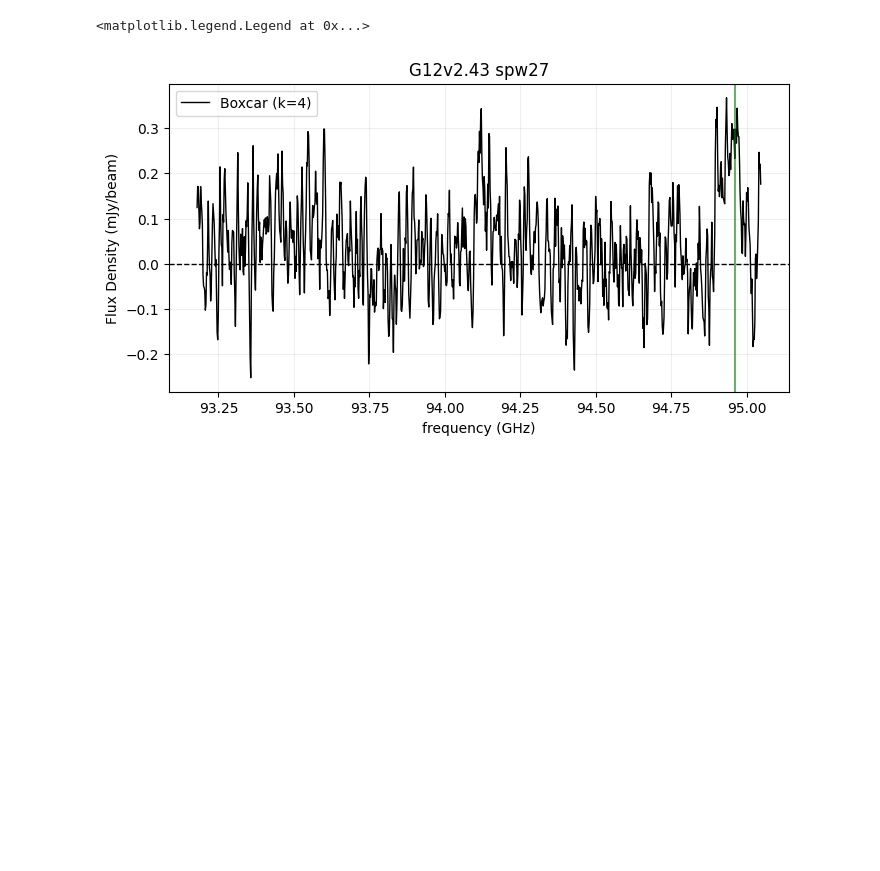
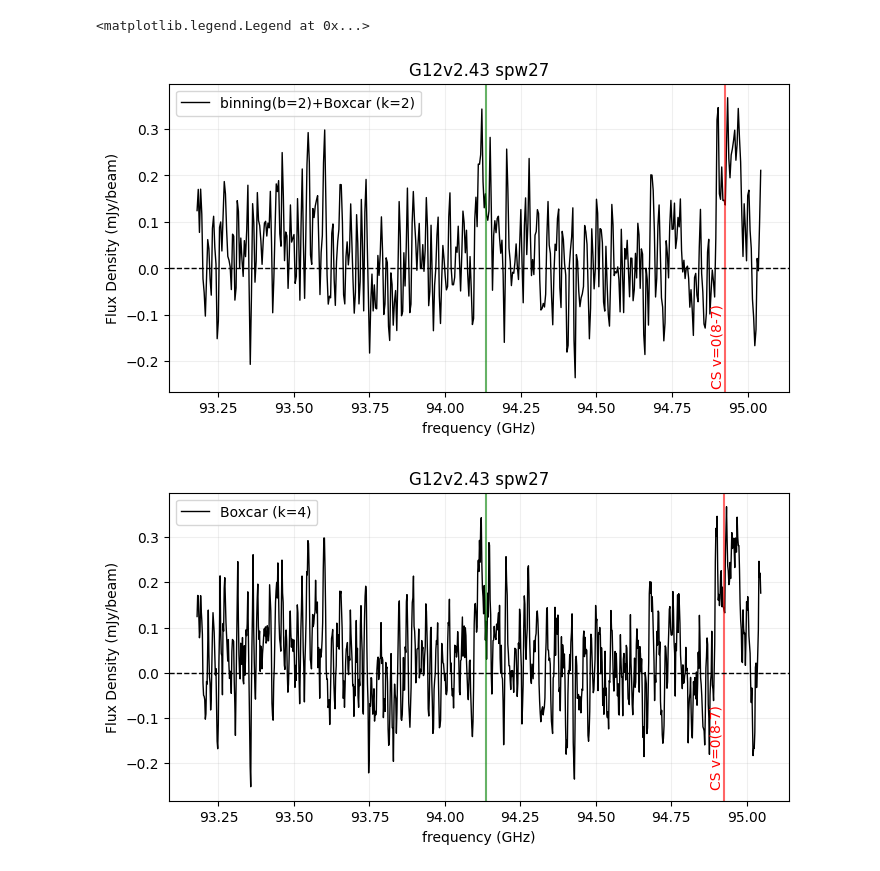
Before and after one commit to 000RF/2025-summer, a Jupyter notebook: G12v2.43/spw 27/spw27.ipynb, the cells around one changed output. Saved outputs shown, nothing was run; the diff lists cells and outputs as text; code cells hidden in the pictures; blank space fills up the shorter version.

```diff
--- a/G12v2.43/spw 27/spw27.ipynb
+++ b/G12v2.43/spw 27/spw27.ipynb
@@ -16,9 +16,9 @@ df = df.dropna()
 x = df[df.columns[0]]
 y = df[df.columns[1]] * 1000  #Jy → mJy
 
-#my_lines =[(92.10207, "H2O v=0(4-3)")] #freq. , label
+my_lines =[(94.92415, "CS v=0(8-7)")] #freq. , label
 #template_lines = [(, "")]
-unknown_lines = [(94.96)]
+#unknown_lines = [(94.96)]
 # %%
 #define binning & boxcar smoothing
 def boxcar_smooth(y, kernel_size):
@@ -40,14 +40,14 @@ plt.figure(figsize=(8, 4))
 plt.plot(x, y, label="Original Data", color="blue", linewidth=1)
 plt.xlabel("frequency (GHz)")
 plt.ylabel("Intensity (mJy/beam)")
-#for freq, label in my_lines:
-#    plt.axvline(freq, color="red", linestyle="-", alpha=0.6)
-#    plt.text(freq, max(y)*0.9, label, rotation=90, color="red", fontsize=10, ha='right', va='top')
+for freq, label in my_lines:
+    plt.axvline(freq, color="red", linestyle="-", alpha=0.6)
+    plt.text(freq, max(y)*0.9, label, rotation=90, color="red", fontsize=10, ha='right', va='top')
 #for freq, label in template_lines:
 #    plt.axvline(freq, color="blue", linestyle="-", alpha=0.6)
 #    plt.text(freq, max(df[df.columns[1]])*0.9, label, rotation=90, color="blue", fontsize=12, ha='right', va='top')
-for freq in unknown_lines:
-    plt.axvline(freq, color="green", linestyle="-", alpha=0.6)
+#for freq in unknown_lines:
+#    plt.axvline(freq, color="green", linestyle="-", alpha=0.6)
 plt.title("    ")
 plt.grid(False)
 plt.legend()
@@ -57,52 +57,57 @@ plt.show()
 # %%
-'''
+
+unknown_lines = [(94.135)]
+
 #if you need to binning + boxcar smoothing
 
-x_binned, y_binned = rebin_spectrum(x, y, bin_size=    )
-y_binned_boxcar = boxcar_smooth(y_binned, kernel_size=    )
+x_binned, y_binned = rebin_spectrum(x, y, bin_size=2)
+y_binned_boxcar = boxcar_smooth(y_binned, kernel_size=2)
 
 plt.figure(figsize=(8, 4))
-plt.plot(x_binned, y_binned_boxcar, color="black", linewidth=1, label="binning(b=    )+Boxcar (k=    )")
+plt.plot(x_binned, y_binned_boxcar, color="black", linewidth=1, label="binning(b=2)+Boxcar (k=2)")
 for freq, label in my_lines:
     plt.axvline(freq, color="red", linestyle="-", alpha=0.6)
-    plt.text(freq, max(y_binned_boxcar)*-0.1, label, rotation=90, color="red", fontsize=10, ha='right', va='top')
+    plt.text(freq, max(y_binned_boxcar)*-0.7, label, rotation=90, color="red", fontsize=10, ha='right', va='bottom')
 #for freq, label in template_lines:
 #    plt.axvline(freq, color="blue", linestyle="-", alpha=0.6)
 #    plt.text(freq, max(df[df.columns[1]])*-0.1, label, rotation=90, color="blue", fontsize=10, ha='right', va='top')
+for freq in unknown_lines:
+    plt.axvline(freq, color="green", linestyle="-", alpha=0.6)
 plt.xlabel("frequency (GHz)")
 plt.ylabel("Flux Density (mJy/beam)")
-plt.title("    ")
+plt.title("G12v2.43 spw27")
 #plt.xlim(    ,     )
 #plt.ylim(    ,     )
 plt.axhline(0, color="black", linewidth=1, linestyle="--")
 plt.grid(True, alpha=0.2)
 plt.legend()
 
-'''
+
 
 
 #if you just need boxcar smoothing
 
 y_boxcar = boxcar_smooth(y, kernel_size=4)
 
 plt.figure(figsize=(8, 4))
 plt.plot(x, y_boxcar, color="black", linewidth=1, label="Boxcar (k=4)")
-#for freq, label in my_lines:
-#    plt.axvline(freq, color="red", linestyle="-", alpha=0.6)
-#    plt.text(freq, max(y_boxcar)*-0.55, label, rotation=90, color="red", fontsize=10, ha='right', va='bottom')
+for freq, label in my_lines:
+    plt.axvline(freq, color="red", linestyle="-", alpha=0.6)
+    plt.text(freq, max(y_boxcar)*-0.7, label, rotation=90, color="red", fontsize=10, ha='right', va='bottom')
 #for freq, label in template_lines:
 #    plt.axvline(freq, color="blue", linestyle="-", alpha=0.6)
 #    plt.text(freq, max(df[df.columns[1]])*-0.1, label, rotation=90, color="blue", fontsize=10, ha='right', va='bottom')
 for freq in unknown_lines:
     plt.axvline(freq, color="green", linestyle="-", alpha=0.6)
 plt.xlabel("frequency (GHz)")
 plt.ylabel("Flux Density (mJy/beam)")
 plt.title("G12v2.43 spw27")
 #plt.xlim(    ,     )
 #plt.ylim(    ,     )
 plt.axhline(0, color="black", linewidth=1, linestyle="--")
 plt.grid(True, alpha=0.2)
 plt.legend()
 # %% [output]
 <matplotlib.legend.Legend at 0x...>
-[figure, old version]
+[figure, new version]
+[figure, added]
```
Also changed, not shown: parts of 1 cell of this notebook, 1 other file.
